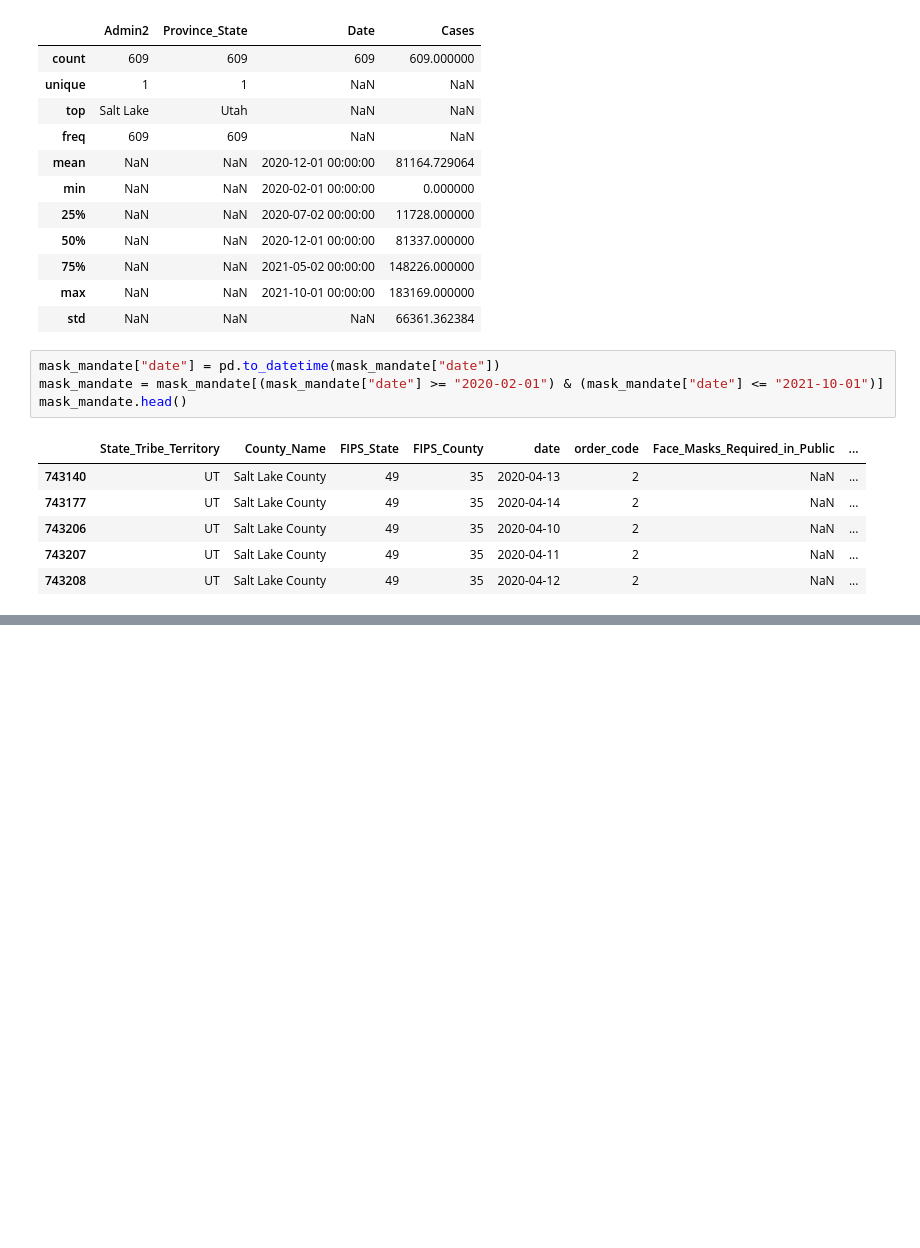
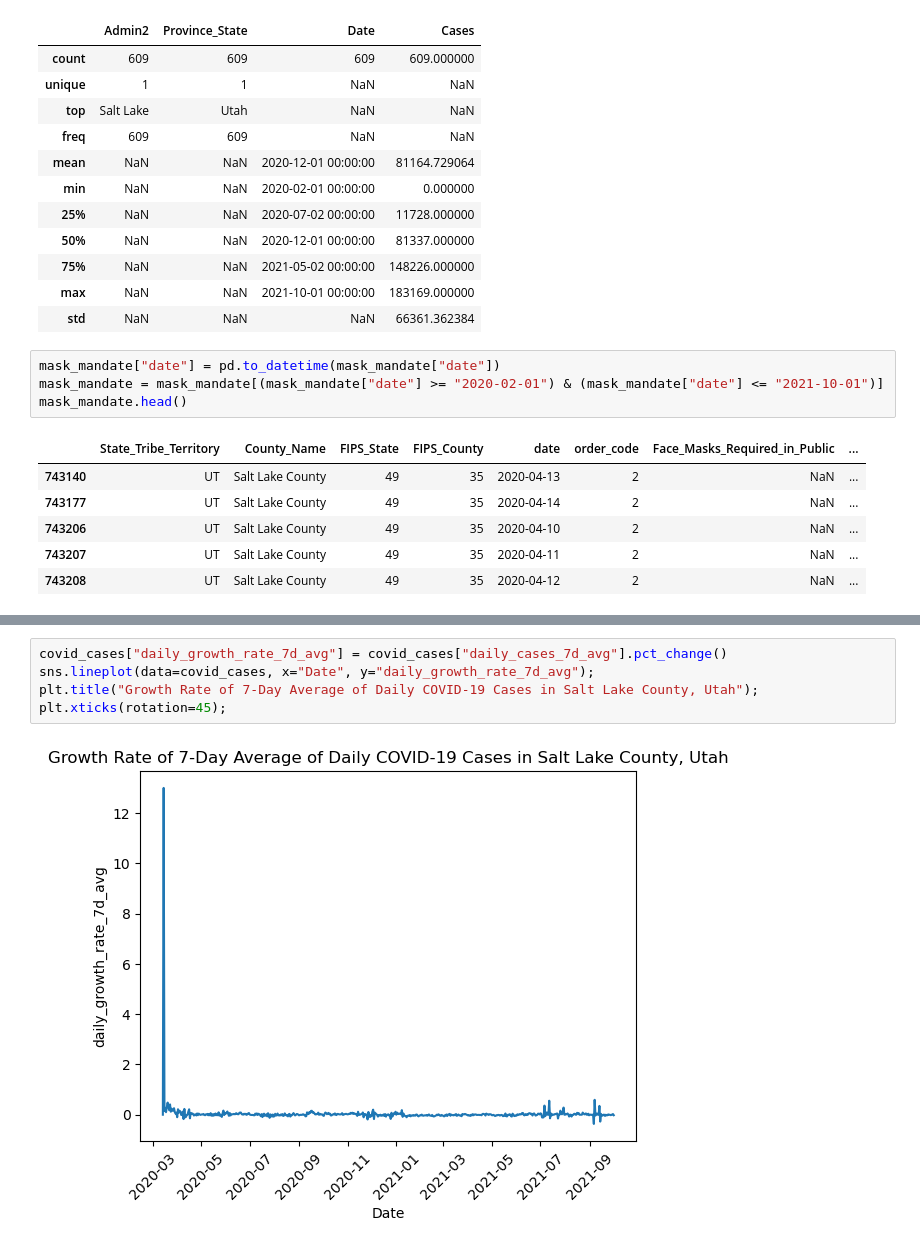
Before and after one commit to hbaghar/covid-analysis-data-512, a Jupyter notebook: Part_1_Collective_Analysis.ipynb, the cells around one changed output, grey strips where cells are left out. Drawn from its saved outputs; the diff is of its cells as text; blank space fills up the shorter version.

```diff
--- a/Part_1_Collective_Analysis.ipynb
+++ b/Part_1_Collective_Analysis.ipynb
@@ -121,0 +160,7 @@ mask_mandate.head()
+# %%
+covid_cases["daily_growth_rate_7d_avg"] = covid_cases["daily_cases_7d_avg"].pct_change()
+sns.lineplot(data=covid_cases, x="Date", y="daily_growth_rate_7d_avg");
+plt.title("Growth Rate of 7-Day Average of Daily COVID-19 Cases in Salt Lake County, Utah");
+plt.xticks(rotation=45);
+# %% [output]
+[figure, added]
```
Also changed, not shown: parts of 15 cells of this notebook.
